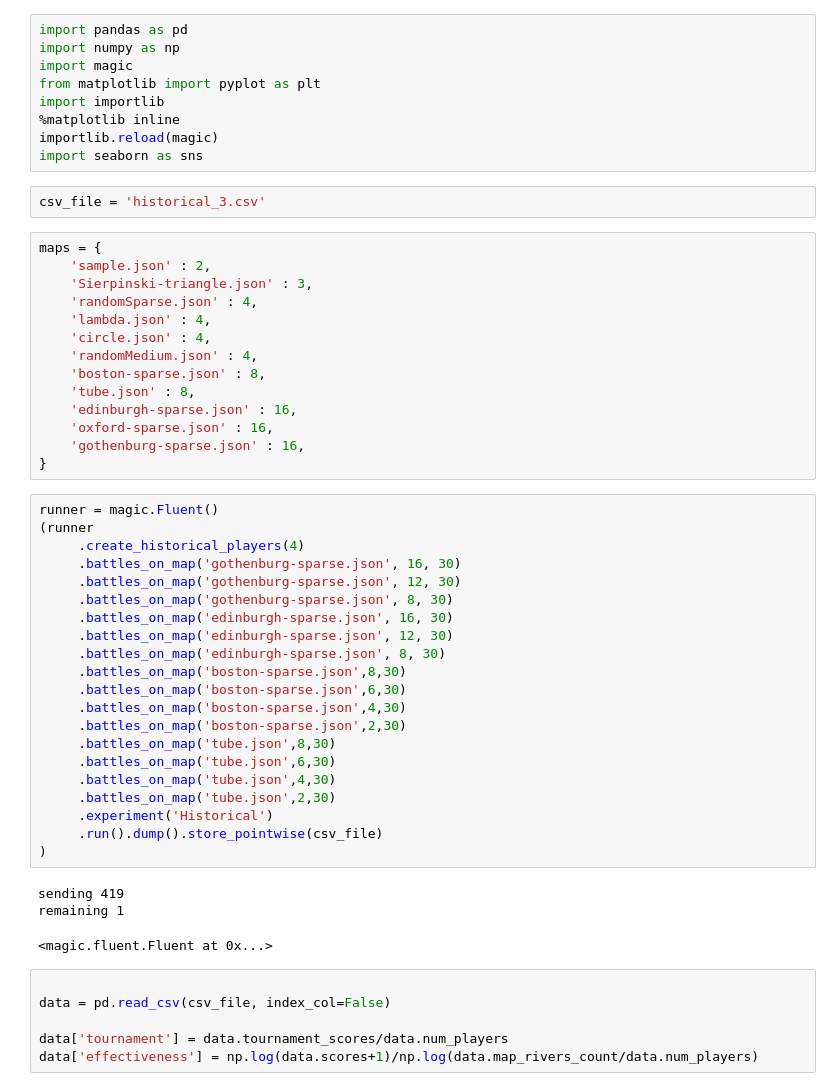
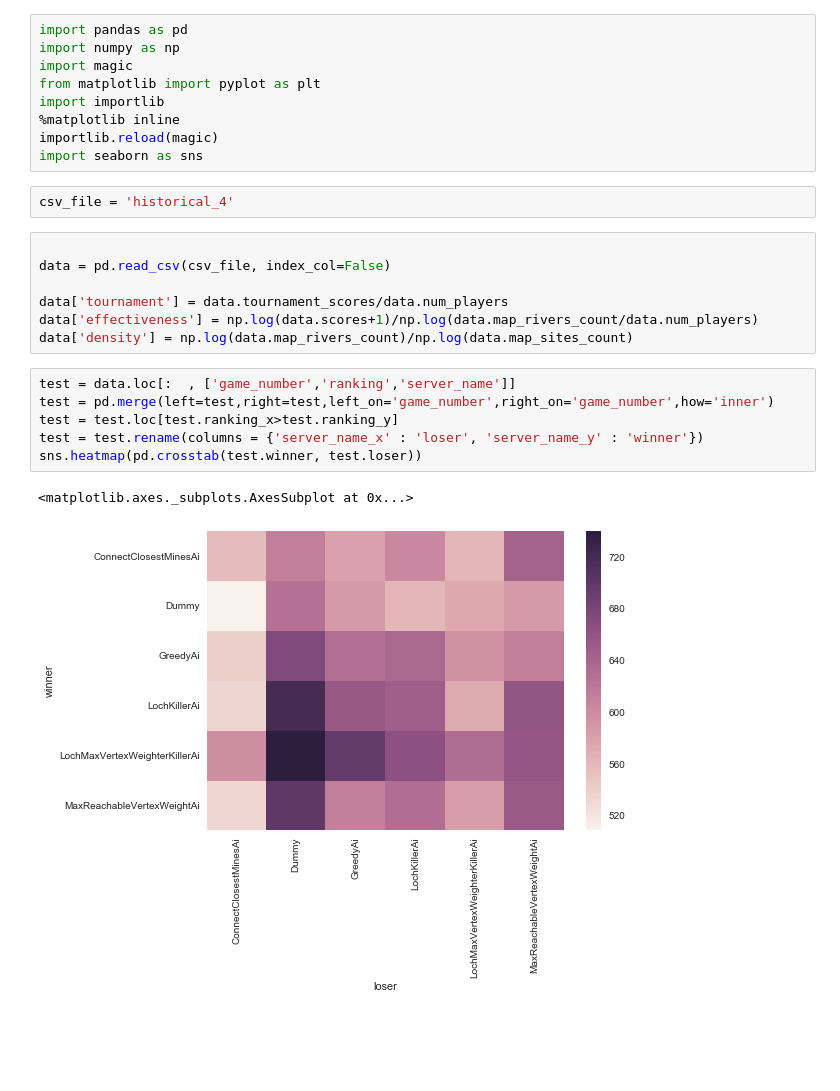
Before and after one commit to kontur-contests/icfpc2017-kontur-ru, a Jupyter notebook: python/HistoricalQualityControl.ipynb, the cells around one changed output. Saved outputs shown, nothing was run; the diff lists cells and outputs as text; blank space fills up the shorter version.

```diff
--- a/python/HistoricalQualityControl.ipynb
+++ b/python/HistoricalQualityControl.ipynb
@@ -7,50 +7,21 @@ import importlib
 %matplotlib inline
 importlib.reload(magic)
 import seaborn as sns
-# %%
-csv_file = 'historical_3.csv'
-# %%
-maps = {
-    'sample.json' : 2,
-    'Sierpinski-triangle.json' : 3,
-    'randomSparse.json' : 4,
-    'lambda.json' : 4,
-    'circle.json' : 4,
-    'randomMedium.json' : 4,
-    'boston-sparse.json' : 8,
-    'tube.json' : 8,
-    'edinburgh-sparse.json' : 16,
-    'oxford-sparse.json' : 16,
-    'gothenburg-sparse.json' : 16,
-}
-# %%
-runner = magic.Fluent()
-(runner
-     .create_historical_players(4)
-     .battles_on_map('gothenburg-sparse.json', 16, 30)
-     .battles_on_map('gothenburg-sparse.json', 12, 30)
-     .battles_on_map('gothenburg-sparse.json', 8, 30)
-     .battles_on_map('edinburgh-sparse.json', 16, 30)
-     .battles_on_map('edinburgh-sparse.json', 12, 30)
-     .battles_on_map('edinburgh-sparse.json', 8, 30)
-     .battles_on_map('boston-sparse.json',8,30)
-     .battles_on_map('boston-sparse.json',6,30)
-     .battles_on_map('boston-sparse.json',4,30)
-     .battles_on_map('boston-sparse.json',2,30)
-     .battles_on_map('tube.json',8,30)
-     .battles_on_map('tube.json',6,30)
-     .battles_on_map('tube.json',4,30)
-     .battles_on_map('tube.json',2,30)
-     .experiment('Historical')
-     .run().dump().store_pointwise(csv_file)
-)
-# %% [output]
-sending 419
-remaining 1
-<magic.fluent.Fluent at 0x...>
+# %%
+csv_file = 'historical_4'
 # %%
 
 data = pd.read_csv(csv_file, index_col=False)
 
 data['tournament'] = data.tournament_scores/data.num_players
 data['effectiveness'] = np.log(data.scores+1)/np.log(data.map_rivers_count/data.num_players)
+data['density'] = np.log(data.map_rivers_count)/np.log(data.map_sites_count)
+# %%
+test = data.loc[:  , ['game_number','ranking','server_name']]
+test = pd.merge(left=test,right=test,left_on='game_number',right_on='game_number',how='inner')
+test = test.loc[test.ranking_x>test.ranking_y]
+test = test.rename(columns = {'server_name_x' : 'loser', 'server_name_y' : 'winner'})
+sns.heatmap(pd.crosstab(test.winner, test.loser))
+# %% [output]
+<matplotlib.axes._subplots.AxesSubplot at 0x...>
+[figure, added]
```
Also changed, not shown: parts of 4 cells of this notebook, 2 other files.
